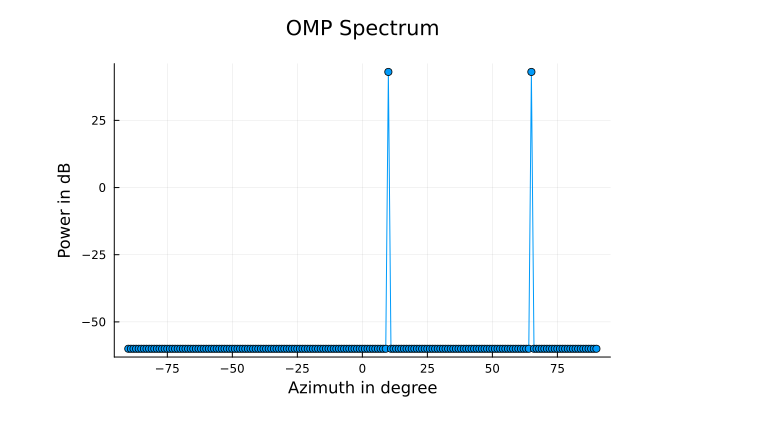
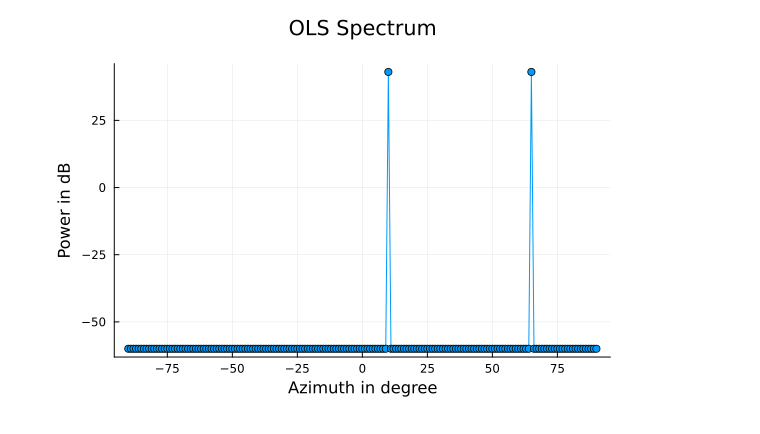
Before and after one commit to Matt266/beamlib, a Jupyter notebook: examples/OLS.ipynb, the cells around one changed output. Drawn from its saved outputs; the diff is of its cells as text; code cells hidden in the pictures.

```diff
--- a/examples/OLS.ipynb
+++ b/examples/OLS.ipynb
@@ -34,13 +34,13 @@ A = steer(pa, fc, deg2rad.(θgrid)')
 # %%
 using Plots
 import Measures
 
-# clip OMP spectrum to show the zero-entries
+# clip OLS spectrum to show the zero-entries
 spectrum_clipped = max.(spectrum, 1e-6)
 
 p1 = plot(θgrid, 10*log10.((spectrum_clipped)),marker=:dot, legend=false)
-plot!(title="OMP Spectrum", margin=5*Measures.mm)
+plot!(title="OLS Spectrum", margin=5*Measures.mm)
 xlabel!("Azimuth in degree")
 ylabel!("Power in dB")
 # %% [output]
-[figure, old version]
+[figure, new version]
```
Also changed, not shown: parts of 1 cell of this notebook.
